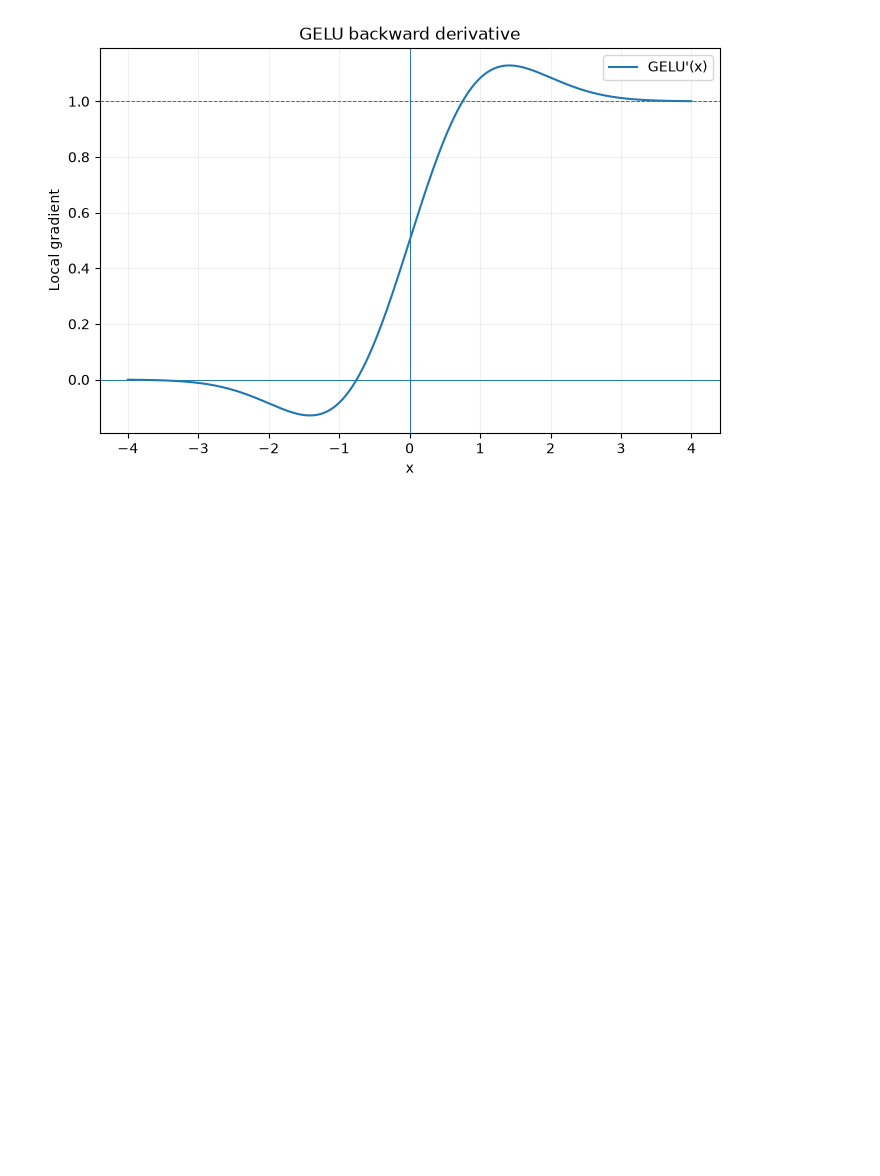
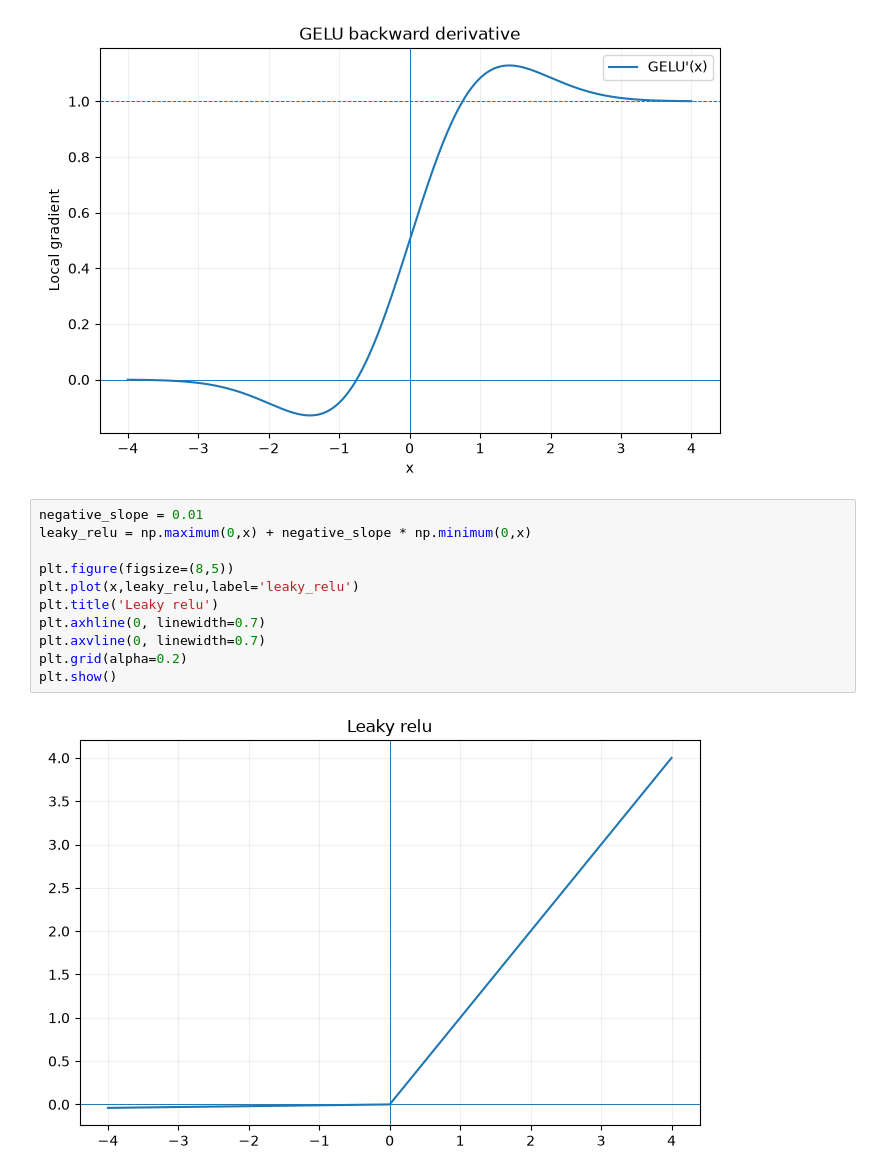
Before and after one commit to Karthik15906/Neural-net, a Jupyter notebook: activations.ipynb, the cells around one changed output. Cells and saved outputs as stored; diff of their text form; blank space fills up the shorter version.

```diff
--- a/activations.ipynb
+++ b/activations.ipynb
@@ -54,3 +54,16 @@ plt.grid(alpha=0.2)
 plt.show()
 # %% [output]
 [figure]
+# %%
+negative_slope = 0.01
+leaky_relu = np.maximum(0,x) + negative_slope * np.minimum(0,x)
+
+plt.figure(figsize=(8,5))
+plt.plot(x,leaky_relu,label='leaky_relu')
+plt.title('Leaky relu')
+plt.axhline(0, linewidth=0.7)
+plt.axvline(0, linewidth=0.7)
+plt.grid(alpha=0.2)
+plt.show()
+# %% [output]
+[figure, added]
```
Also changed, not shown: parts of 2 cells of this notebook, 10 other files.
